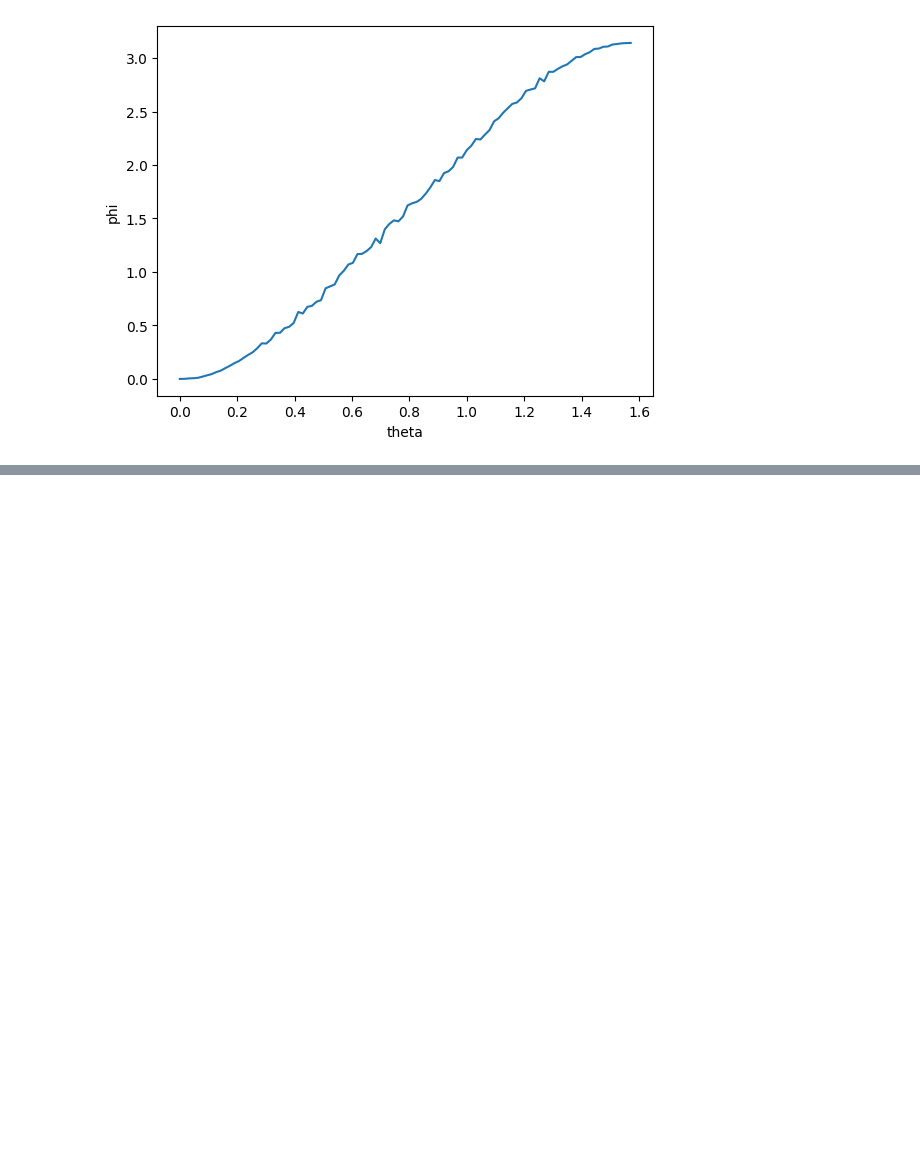
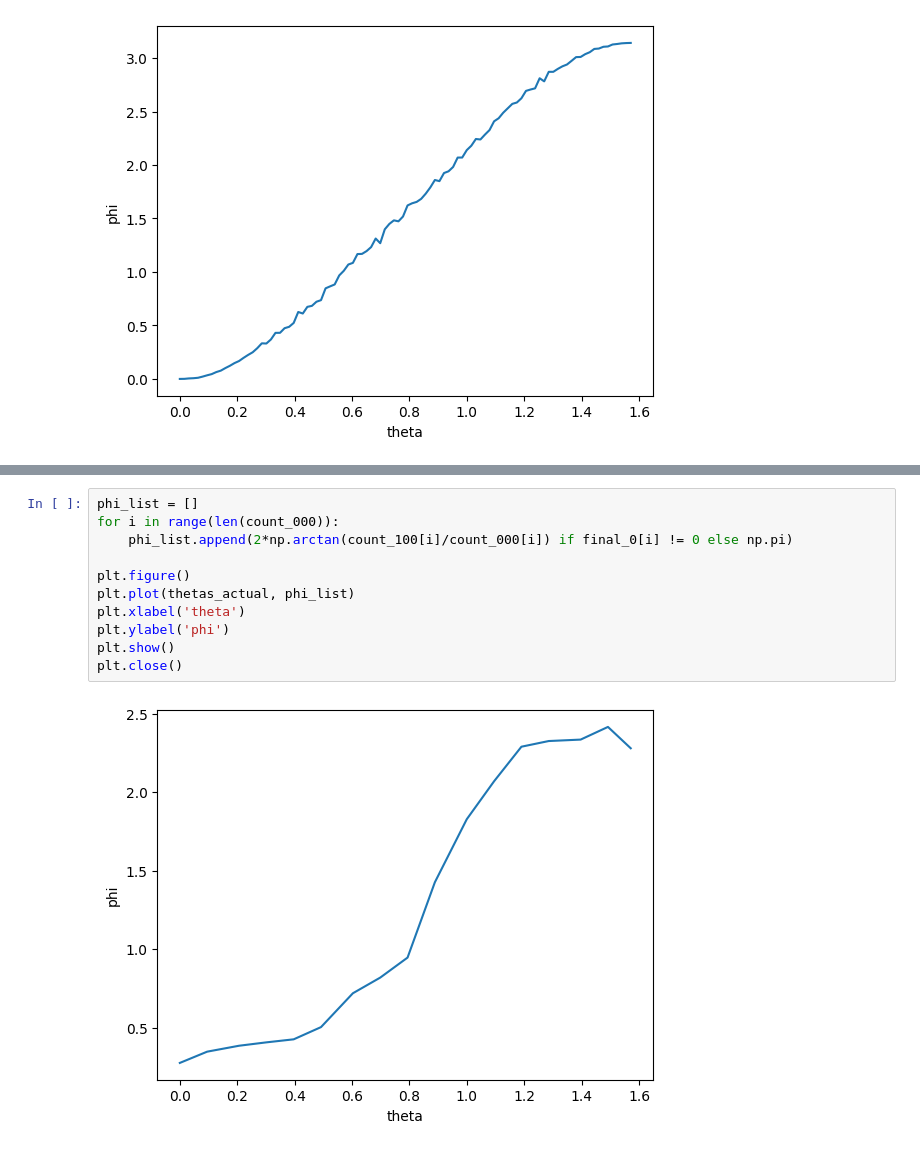
Before and after one commit to yunseo-kim/quantum-rnn, a Jupyter notebook: rus_activation_graph.ipynb, the cells around one changed output, grey strips where cells are left out. Drawn from its saved outputs; the diff is of its cells as text; blank space fills up the shorter version.

```diff
--- a/rus_activation_graph.ipynb
+++ b/rus_activation_graph.ipynb
@@ -289,0 +363,13 @@ plt.close()
+# %%
+phi_list = []
+for i in range(len(count_000)):
+    phi_list.append(2*np.arctan(count_100[i]/count_000[i]) if final_0[i] != 0 else np.pi)
+
+plt.figure()
+plt.plot(thetas_actual, phi_list)
+plt.xlabel('theta')
+plt.ylabel('phi')
+plt.show()
+plt.close()
+# %% [output]
+[figure, added]
```
Also changed, not shown: parts of 13 cells of this notebook.
